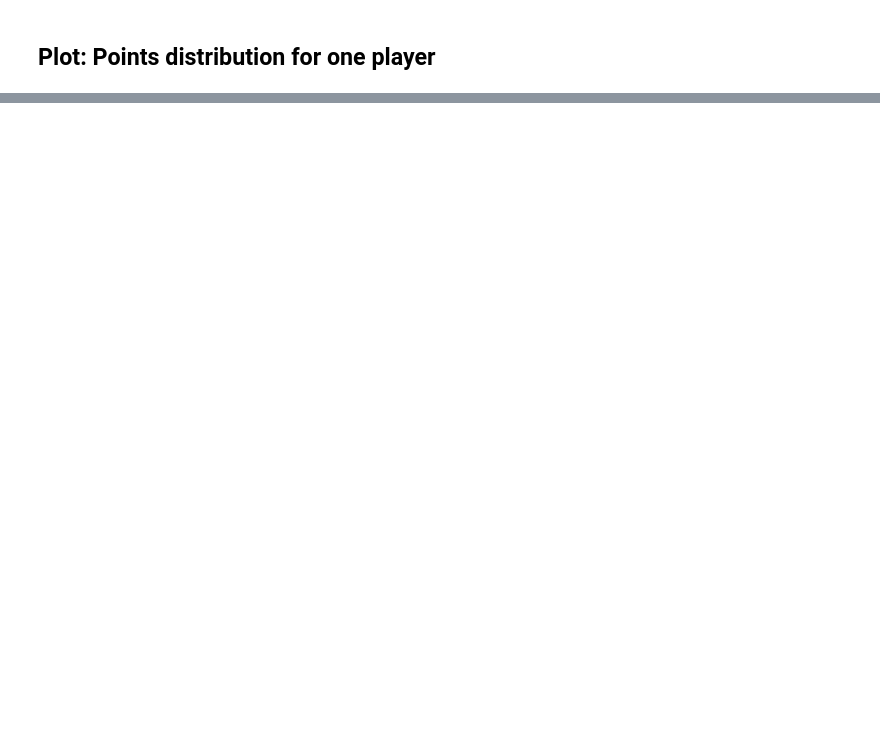
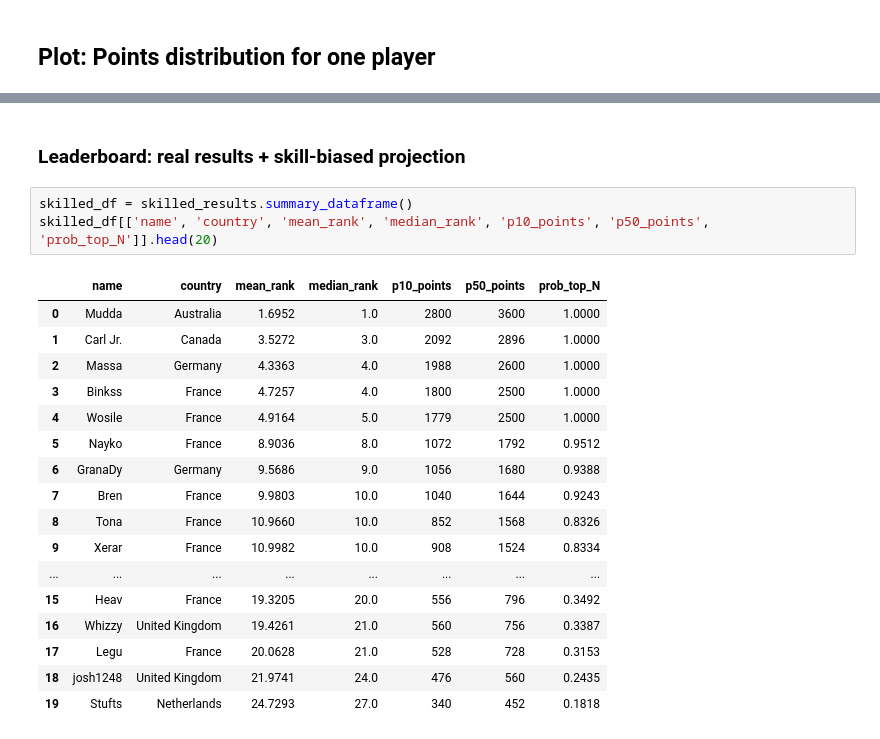
Before and after one commit to lemming52/tmonacodel, a Jupyter notebook: notebooks/explore.ipynb, the cells around one changed output, grey strips where cells are left out. Drawn from its saved outputs; the diff is of its cells as text; blank space fills up the shorter version.

```diff
--- a/notebooks/explore.ipynb
+++ b/notebooks/explore.ipynb
@@ -120,0 +168,23 @@ plt.show()
+# %% [markdown]
+### Leaderboard: real results + skill-biased projection
+# %%
+skilled_df = skilled_results.summary_dataframe()
+skilled_df[['name', 'country', 'mean_rank', 'median_rank', 'p10_points', 'p50_points', 'prob_top_N']].head(20)
+# %% [output]
+|  | name | country | mean_rank | median_rank | p10_points | p50_points | prob_top_N |
+| 0 | Mudda | Australia | 1.6952 | 1.0 | 2800 | 3600 | 1.0000 |
+| 1 | Carl Jr. | Canada | 3.5272 | 3.0 | 2092 | 2896 | 1.0000 |
+| 2 | Massa | Germany | 4.3363 | 4.0 | 1988 | 2600 | 1.0000 |
+| 3 | Binkss | France | 4.7257 | 4.0 | 1800 | 2500 | 1.0000 |
+| 4 | Wosile | France | 4.9164 | 5.0 | 1779 | 2500 | 1.0000 |
+| 5 | Nayko | France | 8.9036 | 8.0 | 1072 | 1792 | 0.9512 |
+| 6 | GranaDy | Germany | 9.5686 | 9.0 | 1056 | 1680 | 0.9388 |
+| 7 | Bren | France | 9.9803 | 10.0 | 1040 | 1644 | 0.9243 |
+| 8 | Tona | France | 10.9660 | 10.0 | 852 | 1568 | 0.8326 |
+| 9 | Xerar | France | 10.9982 | 10.0 | 908 | 1524 | 0.8334 |
+| ... | ... | ... | ... | ... | ... | ... | ... |
+| 15 | Heav | France | 19.3205 | 20.0 | 556 | 796 | 0.3492 |
+| 16 | Whizzy | United Kingdom | 19.4261 | 21.0 | 560 | 756 | 0.3387 |
+| 17 | Legu | France | 20.0628 | 21.0 | 528 | 728 | 0.3153 |
+| 18 | josh1248 | United Kingdom | 21.9741 | 24.0 | 476 | 560 | 0.2435 |
+| 19 | Stufts | Netherlands | 24.7293 | 27.0 | 340 | 452 | 0.1818 |
```
Also changed, not shown: parts of 20 cells of this notebook, 12 other files.
